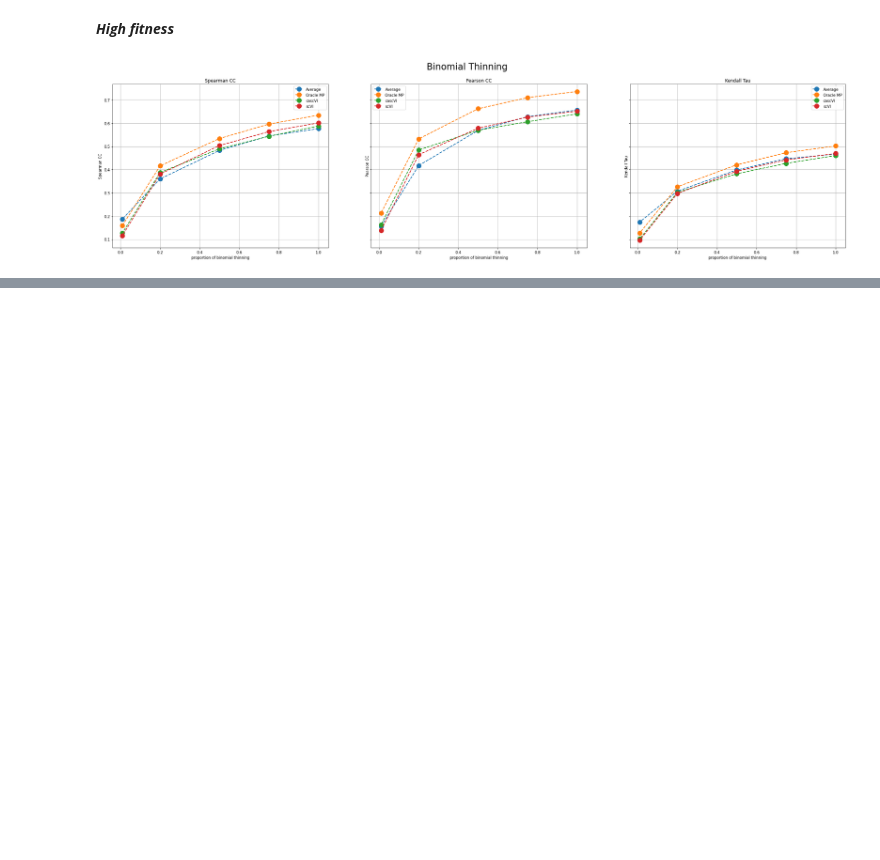
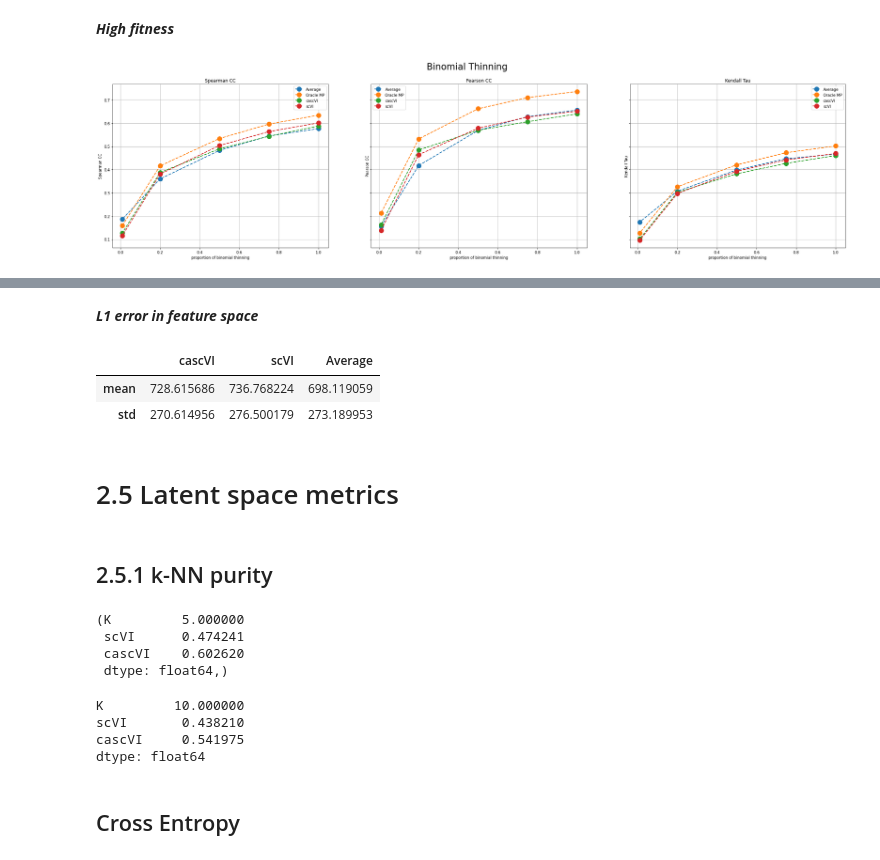
Before and after one commit to khalilouardini/treeVAE-reproducibility, a Jupyter notebook: scvi/external/notebooks/plot_results.ipynb, the cells around one changed output, grey strips where cells are left out. Saved outputs shown, nothing was run; the diff lists cells and outputs as text; code cells hidden in the pictures; blank space fills up the shorter version.

```diff
--- a/scvi/external/notebooks/plot_results.ipynb
+++ b/scvi/external/notebooks/plot_results.ipynb
@@ -448,0 +266,30 @@ plot_binomial_thin(folder_path, proportions)
+# %% [markdown]
+***L1 error in feature space***
+# %%
+df_l1 = pd.read_csv('/home/eecs/khalil.ouardini/Cassiopeia_Transcriptome/scvi/results/poisson/lambda2.0/500/high_fitness/bin0.1/L1')
+df_l1.describe().iloc[1:3].drop(['Unnamed: 0'], axis=1)
+# %% [output]
+|  | cascVI | scVI | Average |
+| mean | 728.615686 | 736.768224 | 698.119059 |
+| std | 270.614956 | 276.500179 | 273.189953 |
+# %% [markdown]
+# 2.5 Latent space metrics
+# %% [markdown]
+## 2.5.1 k-NN purity
+# %%
+df_purity = pd.read_csv('/home/eecs/khalil.ouardini/Cassiopeia_Transcriptome/scvi/results/poisson/lambda2.0/500/high_fitness/bin0.1/purity_full')
+df_purity[df_purity.K == 5].drop(['Unnamed: 0'], axis=1).mean(),
+# %% [output]
+(K         5.000000
+ scVI      0.474241
+ cascVI    0.602620
+ dtype: float64,)
+# %%
+df_purity[df_purity.K == 10].drop(['Unnamed: 0'], axis=1).mean()
+# %% [output]
+K         10.000000
+scVI       0.438210
+cascVI     0.541975
+dtype: float64
+# %% [markdown]
+## Cross Entropy
```
Also changed, not shown: parts of 39 cells of this notebook, 9 other files.
